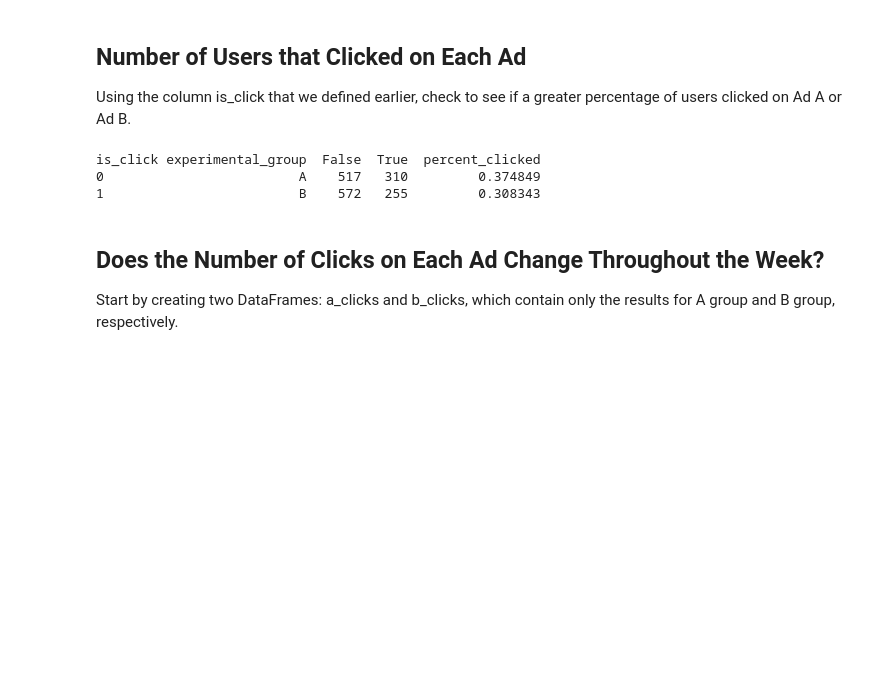
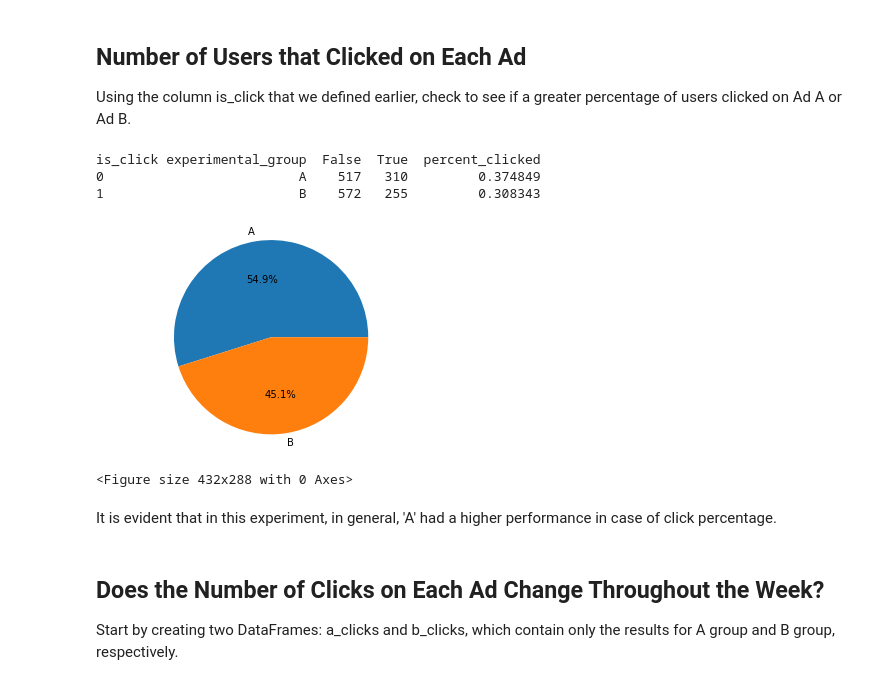
Before and after one commit to pedramsafaeifar/Ad_Clicks___AB_Testing, a Jupyter notebook: Ad_AB_Test_Using_Pandas_Aggregates.ipynb, the cells around one changed output. Saved outputs shown, nothing was run; the diff lists cells and outputs as text; code cells hidden in the pictures; blank space fills up the shorter version.

```diff
--- a/Ad_AB_Test_Using_Pandas_Aggregates.ipynb
+++ b/Ad_AB_Test_Using_Pandas_Aggregates.ipynb
@@ -153,6 +209,20 @@ print(ad_clicks_pivot)
 is_click experimental_group  False  True  percent_clicked
 0                         A    517   310         0.374849
 1                         B    572   255         0.308343
+# %%
+# A pie chart for comparison
+wedge_sizes = ad_clicks_pivot.percent_clicked
+wedge_labels = ad_clicks_pivot.experimental_group
+
+plt.pie(wedge_sizes, labels = wedge_labels, autopct='%1.1f%%')
+plt.axis('equal')
+plt.show()
+plt.clf()
+# %% [output]
+[figure, added]
+<Figure size 432x288 with 0 Axes>
+# %% [markdown]
+It is evident that in this experiment, in general, 'A' had a higher performance in case of click percentage.
 # %% [markdown]
 ## Does the Number of Clicks on Each Ad Change Throughout the Week? ##
 Start by creating two DataFrames: a_clicks and b_clicks, which contain only the results for A group and B group, respectively.
```
Also changed, not shown: parts of 20 cells of this notebook.
